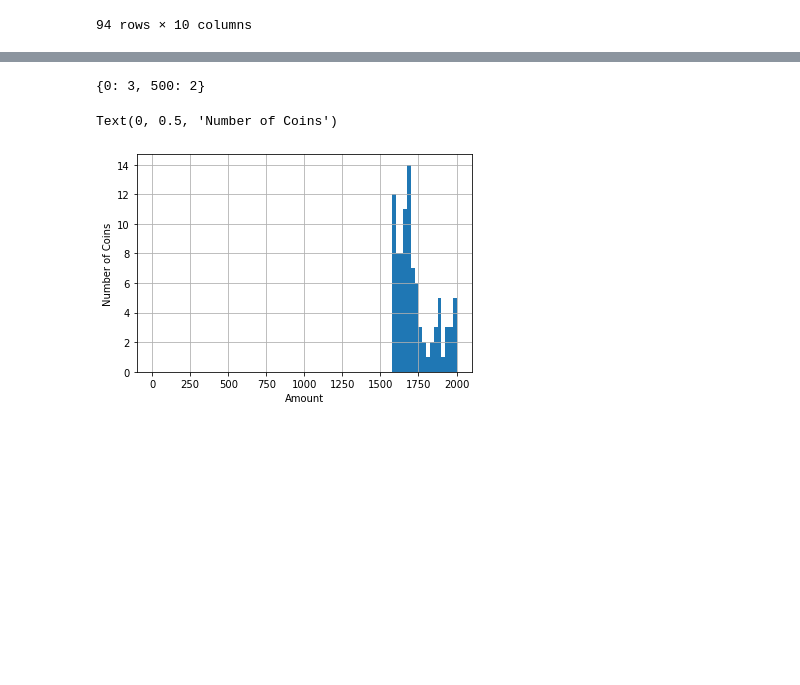
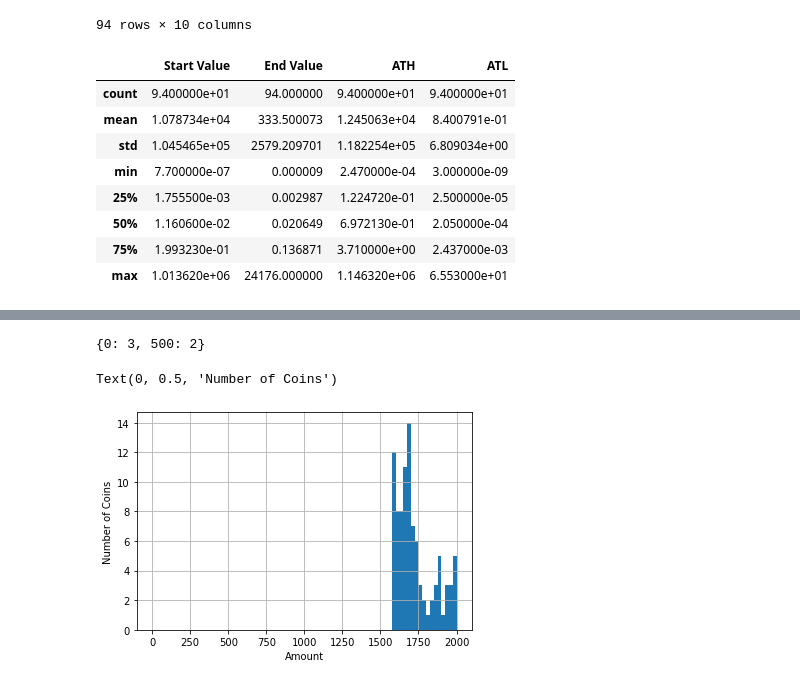
Before and after one commit to samjdedes/time_series_analysis, a Jupyter notebook: notebooks/EDA.ipynb, the cells around one changed output, grey strips where cells are left out. Drawn from its saved outputs; the diff is of its cells as text; code cells hidden in the pictures; blank space fills up the shorter version.

```diff
--- a/notebooks/EDA.ipynb
+++ b/notebooks/EDA.ipynb
@@ -267,6 +269,18 @@ meta_data
 | 92 | ZEIT | 2014-03-20 | 2018-09-27 | 6.000000e-06 | 0.000037 | 2017-06-06 | 2014-08-13 | 1.073000e-03 | 5.300000e-07 | ... |
 | 93 | ZET | 2013-09-11 | 2018-09-27 | 5.300000e-04 | 0.002657 | 2013-12-10 | 2013-10-21 | 1.149330e-01 | 1.080000e-04 | ... |
 94 rows × 10 columns
+# %%
+meta_data.describe()
+# %% [output]
+|  | Start Value | End Value | ATH | ATL |
+| count | 9.400000e+01 | 94.000000 | 9.400000e+01 | 9.400000e+01 |
+| mean | 1.078734e+04 | 333.500073 | 1.245063e+04 | 8.400791e-01 |
+| std | 1.045465e+05 | 2579.209701 | 1.182254e+05 | 6.809034e+00 |
+| min | 7.700000e-07 | 0.000009 | 2.470000e-04 | 3.000000e-09 |
+| 25% | 1.755500e-03 | 0.002987 | 1.224720e-01 | 2.500000e-05 |
+| 50% | 1.160600e-02 | 0.020649 | 6.972130e-01 | 2.050000e-04 |
+| 75% | 1.993230e-01 | 0.136871 | 3.710000e+00 | 2.437000e-03 |
+| max | 1.013620e+06 | 24176.000000 | 1.146320e+06 | 6.553000e+01 |
 # %%
 meta_data
 # %% [output]
```
Also changed, not shown: parts of 3 cells of this notebook.
